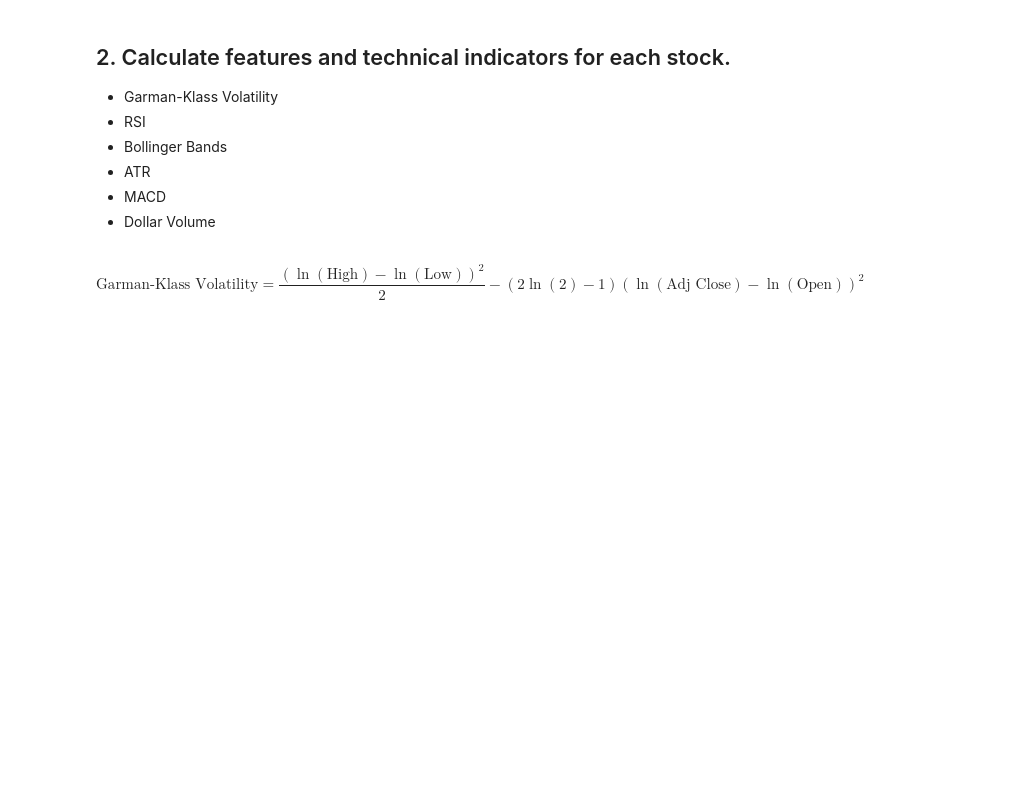
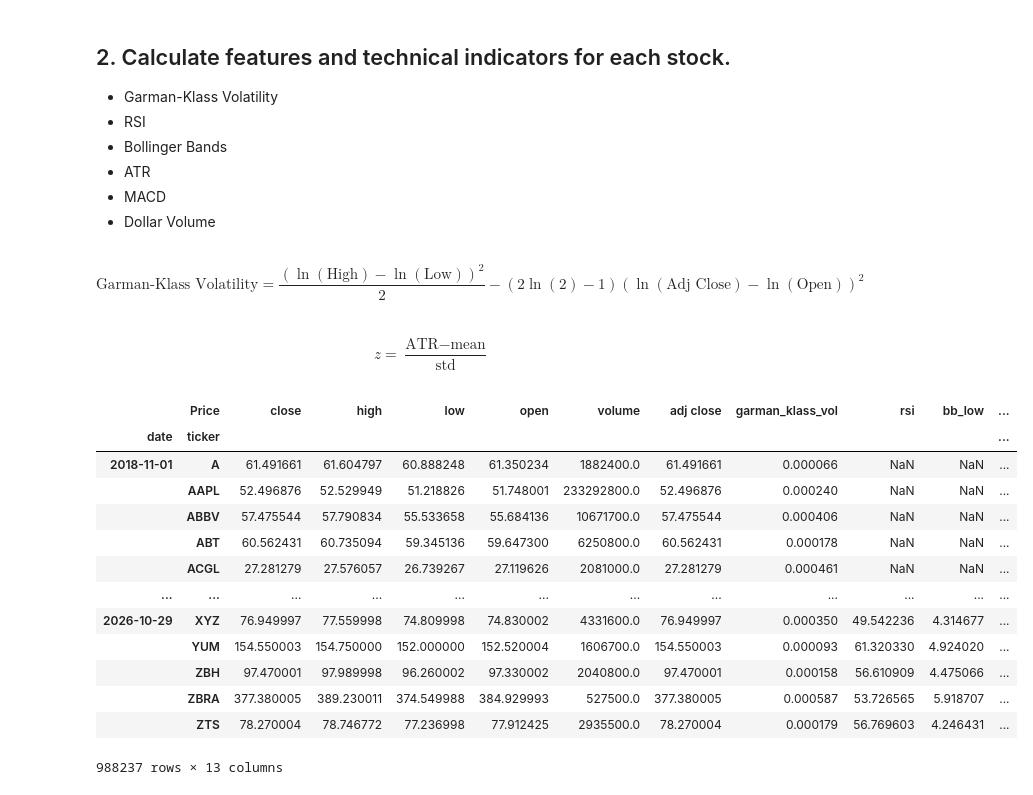
Before and after one commit to DJ-Ortega/unsupervised-trading-strat, a Jupyter notebook: Unsupervised_strat.ipynb, the cells around one changed output. Drawn from its saved outputs; the diff is of its cells as text; code cells hidden in the pictures; blank space fills up the shorter version.

Commit message:
added RSI, ATR and MACD

```diff
--- a/Unsupervised_strat.ipynb
+++ b/Unsupervised_strat.ipynb
@@ -87,3 +89,53 @@ df
 \begin{equation}
 \text{Garman-Klass Volatility} = \frac{(\ln(\text{High}) - \ln(\text{Low}))^2}{2} - (2\ln(2) - 1)(\ln(\text{Adj Close}) - \ln(\text{Open}))^2
 \end{equation}
+# %% [markdown]
+$$z = \frac{\text{ATR} - \text{mean}}{\text{std}}$$
+# %%
+df['garman_klass_vol'] = ((np.log(df['high'])-np.log(df['low']))**2)/2 - (2*np.log(2)-1)*(np.log(df['adj close'])-np.log(df['open']))**2
+
+df['rsi'] = df.groupby(level = 1)['adj close'].transform(lambda x: pandas_ta.rsi(close = x, length = 20))
+#df.xs('AAPL', level=1)['rsi'].plot()
+
+df['bb_low'] = df.groupby(level = 1)['adj close'].transform(lambda x: pandas_ta.bbands(close = np.log1p(x), length = 20).iloc[:,0])
+
+df['bb_mid'] = df.groupby(level = 1)['adj close'].transform(lambda x: pandas_ta.bbands(close = np.log1p(x), length = 20).iloc[:,1])
+
+df['bb_high'] = df.groupby(level = 1)['adj close'].transform(lambda x: pandas_ta.bbands(close = np.log1p(x), length = 20).iloc[:,2])
+
+# atr function
+def compute_atr(stock_data):
+  atr = pandas_ta.atr(high = stock_data['high'],
+                      low = stock_data['low'],
+                      close = stock_data['adj close'],
+                      length = 14)
+  return atr.sub(atr.mean()).div(atr.std())
+
+df['atr'] = df.groupby(level = 1, group_keys = False).apply(compute_atr)
+
+# macd function
+def compute_macd(close):
+    macd = pandas_ta.macd(close=close)
+    if macd is None:
+        return pd.Series(np.nan, index=close.index)
+    macd = macd.iloc[:,0]
+    return macd.sub(macd.mean()).div(macd.std())
+
+df['macd'] = df.groupby(level = 1, group_keys = False)['adj close'].apply(compute_macd)
+
+df
+# %% [output]
+|  | Price | close | high | low | open | volume | adj close | garman_klass_vol | rsi | bb_low | ... |
+| date | ticker |  |  |  |  |  |  |  |  |  | ... |
+| 2018-11-01 | A | 61.491661 | 61.604797 | 60.888248 | 61.350234 | 1882400.0 | 61.491661 | 0.000066 | NaN | NaN | ... |
+|  | AAPL | 52.496876 | 52.529949 | 51.218826 | 51.748001 | 233292800.0 | 52.496876 | 0.000240 | NaN | NaN | ... |
+|  | ABBV | 57.475544 | 57.790834 | 55.533658 | 55.684136 | 10671700.0 | 57.475544 | 0.000406 | NaN | NaN | ... |
+|  | ABT | 60.562431 | 60.735094 | 59.345136 | 59.647300 | 6250800.0 | 60.562431 | 0.000178 | NaN | NaN | ... |
+|  | ACGL | 27.281279 | 27.576057 | 26.739267 | 27.119626 | 2081000.0 | 27.281279 | 0.000461 | NaN | NaN | ... |
+| ... | ... | ... | ... | ... | ... | ... | ... | ... | ... | ... | ... |
+| 2026-10-29 | XYZ | 76.949997 | 77.559998 | 74.809998 | 74.830002 | 4331600.0 | 76.949997 | 0.000350 | 49.542236 | 4.314677 | ... |
+|  | YUM | 154.550003 | 154.750000 | 152.000000 | 152.520004 | 1606700.0 | 154.550003 | 0.000093 | 61.320330 | 4.924020 | ... |
+|  | ZBH | 97.470001 | 97.989998 | 96.260002 | 97.330002 | 2040800.0 | 97.470001 | 0.000158 | 56.610909 | 4.475066 | ... |
+|  | ZBRA | 377.380005 | 389.230011 | 374.549988 | 384.929993 | 527500.0 | 377.380005 | 0.000587 | 53.726565 | 5.918707 | ... |
+|  | ZTS | 78.270004 | 78.746772 | 77.236998 | 77.912425 | 2935500.0 | 78.270004 | 0.000179 | 56.769603 | 4.246431 | ... |
+988237 rows × 13 columns
```
Also changed, not shown: parts of 2 cells of this notebook.
